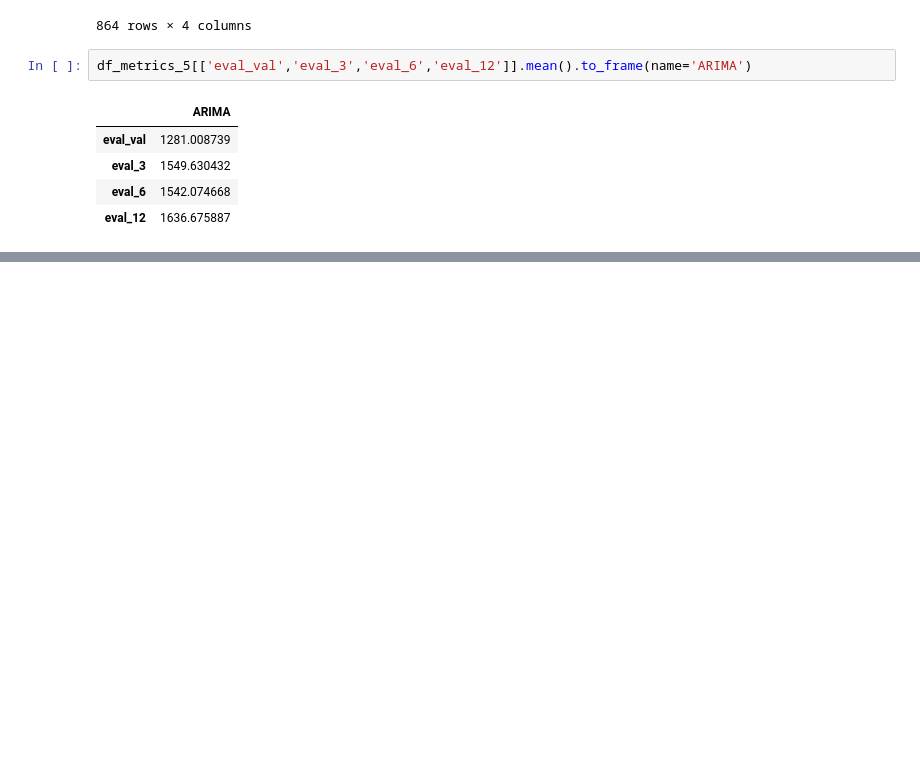
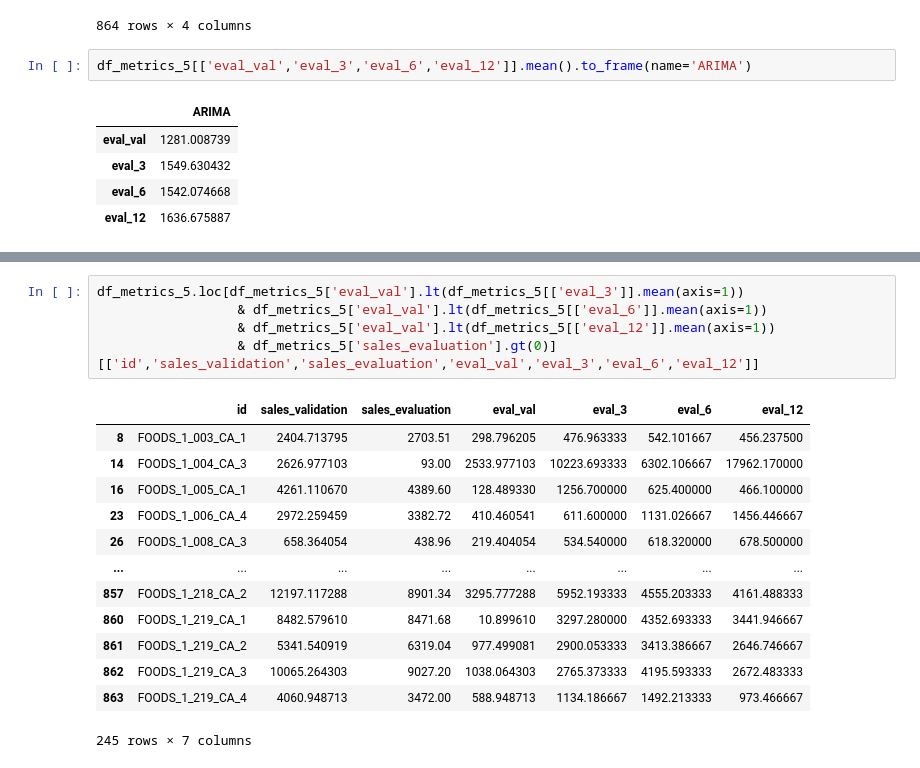
Before and after one commit to FollowingTheRabbit/forecasting, a Jupyter notebook: src/nat_2.ipynb, the cells around one changed output, grey strips where cells are left out. Drawn from its saved outputs; the diff is of its cells as text; blank space fills up the shorter version.

```diff
--- a/src/nat_2.ipynb
+++ b/src/nat_2.ipynb
@@ -1176,0 +1194,19 @@ df_metrics_5[['eval_val','eval_3','eval_6','eval_12']].mean().to_frame(name='ARI
+# %%
+df_metrics_5.loc[df_metrics_5['eval_val'].lt(df_metrics_5[['eval_3']].mean(axis=1))
+                  & df_metrics_5['eval_val'].lt(df_metrics_5[['eval_6']].mean(axis=1))
+                  & df_metrics_5['eval_val'].lt(df_metrics_5[['eval_12']].mean(axis=1))
+                  & df_metrics_5['sales_evaluation'].gt(0)][['id','sales_validation','sales_evaluation','eval_val','eval_3','eval_6','eval_12']]
+# %% [output]
+|  | id | sales_validation | sales_evaluation | eval_val | eval_3 | eval_6 | eval_12 |
+| 8 | FOODS_1_003_CA_1 | 2404.713795 | 2703.51 | 298.796205 | 476.963333 | 542.101667 | 456.237500 |
+| 14 | FOODS_1_004_CA_3 | 2626.977103 | 93.00 | 2533.977103 | 10223.693333 | 6302.106667 | 17962.170000 |
+| 16 | FOODS_1_005_CA_1 | 4261.110670 | 4389.60 | 128.489330 | 1256.700000 | 625.400000 | 466.100000 |
+| 23 | FOODS_1_006_CA_4 | 2972.259459 | 3382.72 | 410.460541 | 611.600000 | 1131.026667 | 1456.446667 |
+| 26 | FOODS_1_008_CA_3 | 658.364054 | 438.96 | 219.404054 | 534.540000 | 618.320000 | 678.500000 |
+| ... | ... | ... | ... | ... | ... | ... | ... |
+| 857 | FOODS_1_218_CA_2 | 12197.117288 | 8901.34 | 3295.777288 | 5952.193333 | 4555.203333 | 4161.488333 |
+| 860 | FOODS_1_219_CA_1 | 8482.579610 | 8471.68 | 10.899610 | 3297.280000 | 4352.693333 | 3441.946667 |
+| 861 | FOODS_1_219_CA_2 | 5341.540919 | 6319.04 | 977.499081 | 2900.053333 | 3413.386667 | 2646.746667 |
+| 862 | FOODS_1_219_CA_3 | 10065.264303 | 9027.20 | 1038.064303 | 2765.373333 | 4195.593333 | 2672.483333 |
+| 863 | FOODS_1_219_CA_4 | 4060.948713 | 3472.00 | 588.948713 | 1134.186667 | 1492.213333 | 973.466667 |
+245 rows × 7 columns
```
Also changed, not shown: parts of 3 cells of this notebook.
